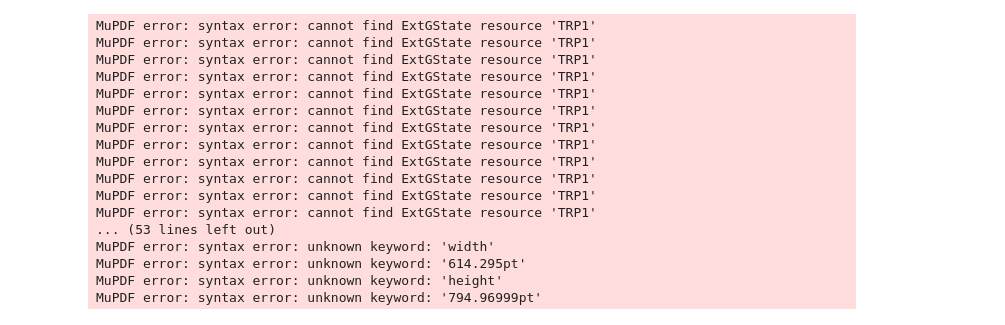
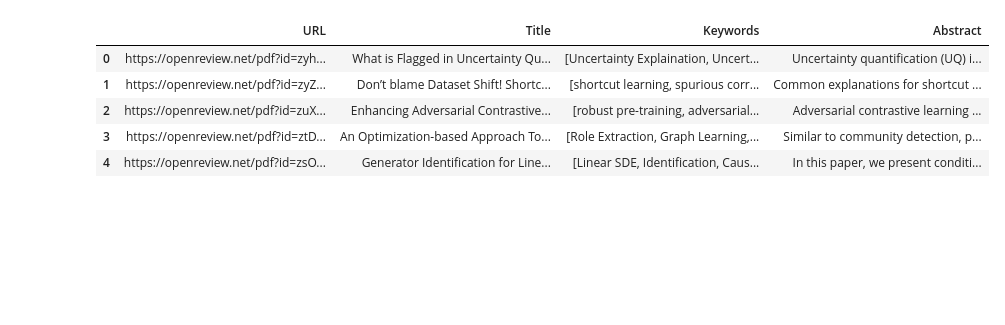
Before and after one commit to g-aditi/VeRA-Bench, a Jupyter notebook: scraping/neurips2023.ipynb, the cells around one changed output. Saved outputs shown, nothing was run; the diff lists cells and outputs as text; code cells hidden in the pictures; blank space fills up the shorter version.

Commit message:
Added final NeurIPS 2023 analysis

```diff
--- a/scraping/neurips2023.ipynb
+++ b/scraping/neurips2023.ipynb
@@ -73,33 +13,0 @@ collection = client.get_or_create_collection("neurips2023")
-# %%
-pdf_urls = parse_base_html()
-tagged_data = []
-i = 1
-for url in pdf_urls:
-    pdf_text = extract_text_from_pdf(url)
-    # preprocessed_text = preprocess_text(pdf_text)
-    tagged_data.append(TaggedDocument(words=preprocessed_text, tags=[url]))
-    # print(preprocessed_text)
-    collection.add(
-                documents=pdf_text,
-                metadatas={"url": url},
-                ids=f"doc{i}",
-            )
-    i += 1
-# %% [output]
-MuPDF error: syntax error: cannot find ExtGState resource 'TRP1'
-MuPDF error: syntax error: cannot find ExtGState resource 'TRP1'
-MuPDF error: syntax error: cannot find ExtGState resource 'TRP1'
-MuPDF error: syntax error: cannot find ExtGState resource 'TRP1'
-MuPDF error: syntax error: cannot find ExtGState resource 'TRP1'
-MuPDF error: syntax error: cannot find ExtGState resource 'TRP1'
-MuPDF error: syntax error: cannot find ExtGState resource 'TRP1'
-MuPDF error: syntax error: cannot find ExtGState resource 'TRP1'
-MuPDF error: syntax error: cannot find ExtGState resource 'TRP1'
-MuPDF error: syntax error: cannot find ExtGState resource 'TRP1'
-MuPDF error: syntax error: cannot find ExtGState resource 'TRP1'
-MuPDF error: syntax error: cannot find ExtGState resource 'TRP1'
-... (53 lines left out)
-MuPDF error: syntax error: unknown keyword: 'width'
-MuPDF error: syntax error: unknown keyword: '614.295pt'
-MuPDF error: syntax error: unknown keyword: 'height'
-MuPDF error: syntax error: unknown keyword: '794.96999pt'
@@ -110,0 +14,3 @@ results = collection.query(
+# %%
+client = openreview.api.OpenReviewClient(baseurl='https://api2.openreview.net')
+submissions = client.get_all_notes(content={'venueid':'NeurIPS.cc/2023/Conference'} )
@@ -110,0 +29,9 @@ results = collection.query(
+# %%
+df.head()
+# %% [output]
+|  | URL | Title | Keywords | Abstract |
+| 0 | https://openreview.net/pdf?id=zyh... | What is Flagged in Uncertainty Qu... | [Uncertainty Explaination, Uncert... | Uncertainty quantification (UQ) i... |
+| 1 | https://openreview.net/pdf?id=zyZ... | Don’t blame Dataset Shift! Shortc... | [shortcut learning, spurious corr... | Common explanations for shortcut ... |
+| 2 | https://openreview.net/pdf?id=zuX... | Enhancing Adversarial Contrastive... | [robust pre-training, adversarial... | Adversarial contrastive learning ... |
+| 3 | https://openreview.net/pdf?id=ztD... | An Optimization-based Approach To... | [Role Extraction, Graph Learning,... | Similar to community detection, p... |
+| 4 | https://openreview.net/pdf?id=zsO... | Generator Identification for Line... | [Linear SDE, Identification, Caus... | In this paper, we present conditi... |
```
Also changed, not shown: parts of 26 cells of this notebook.
